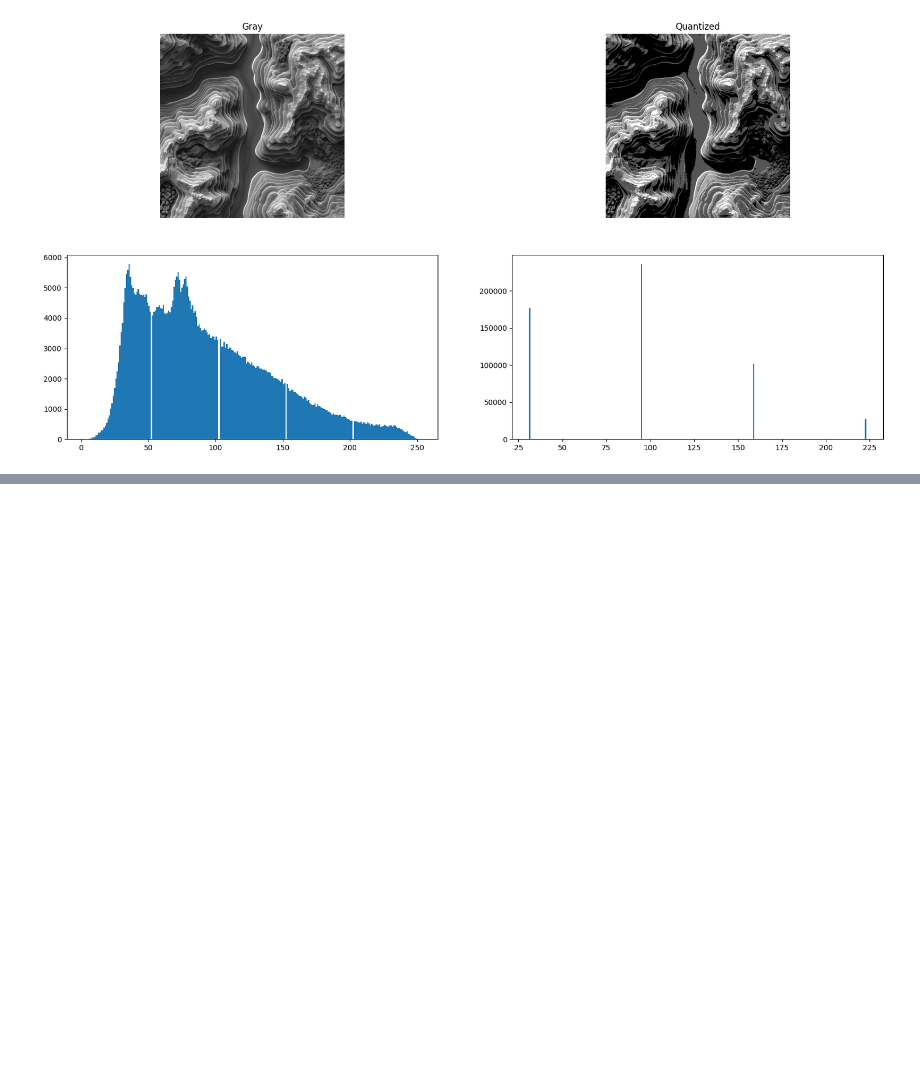
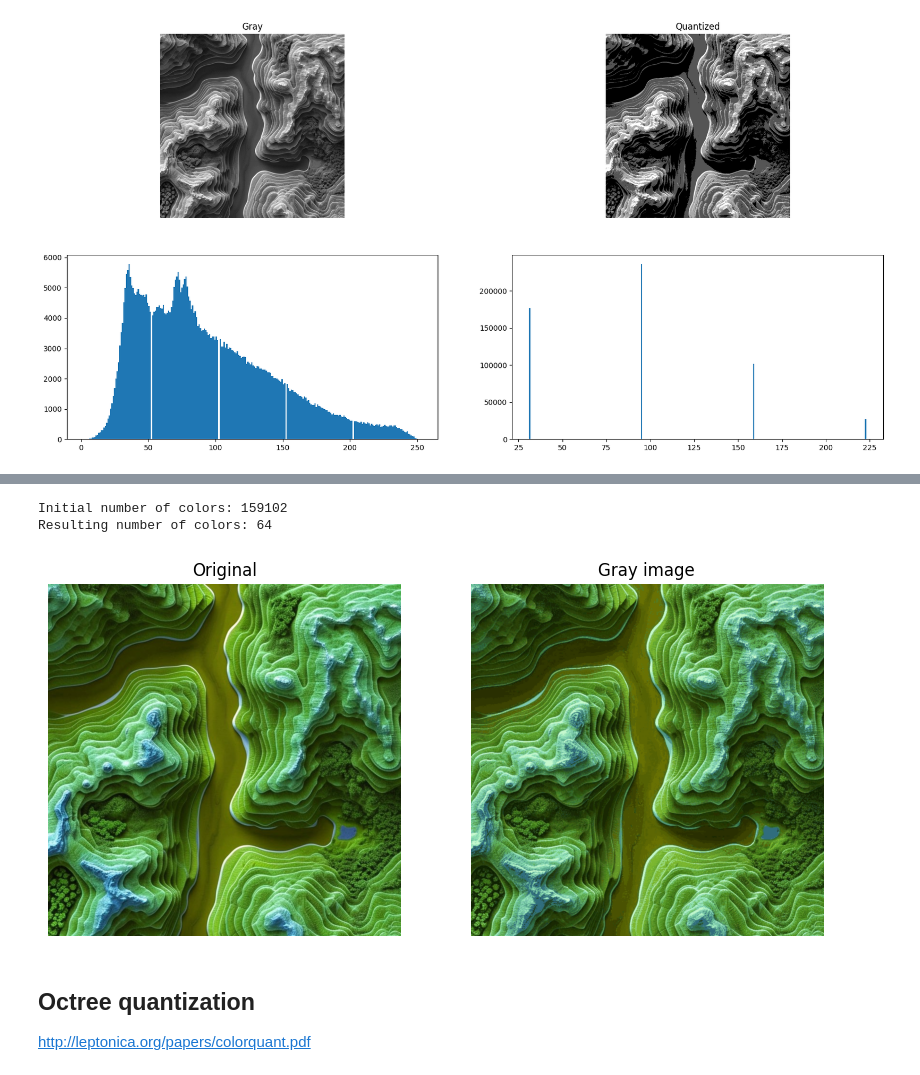
Before and after one commit to JavaConterry/Image-Quantization, a Jupyter notebook: Worksheet.ipynb, the cells around one changed output, grey strips where cells are left out. Drawn from its saved outputs; the diff is of its cells as text; code cells hidden in the pictures; blank space fills up the shorter version.

```diff
--- a/Worksheet.ipynb
+++ b/Worksheet.ipynb
@@ -85,0 +139,38 @@ https://web.archive.org/web/20190202154003/http://www.leptonica.com/papers/media
+# %%
+image = cv2.imread('images/hills.jpeg')
+
+# list of pixels with their positions in image
+flattened_img_array = []
+for row_index, rows in enumerate(image):
+    for color_index, color in enumerate(rows):
+        flattened_img_array.append([color[0],color[1],color[2], row_index, color_index])
+# print('len',len(flattened_img_array))
+
+
+plt.figure(figsize=(10,5))
+
+plt.subplot(1,2,1)
+plt.imshow(image, cmap='gray')
+plt.title('Original')
+plt.axis('off')
+
+print('Initial number of colors:', np.unique(image.reshape(-1, image.shape[-1]), axis=0).shape[0])
+
+flattened_img_array = np.array(flattened_img_array)
+split_into_buckets(image, flattened_img_array, 6)
+
+plt.subplot(1,2,2)
+plt.imshow(image, cmap='gray')
+plt.title('Gray image')
+plt.axis('off')
+
+# print(np.unique(image.reshape(-1, image.shape[-1]), axis=0))
+print('Resulting number of colors:', np.unique(image.reshape(-1, image.shape[-1]), axis=0).shape[0])
+# %% [output]
+Initial number of colors: 159102
+Resulting number of colors: 64
+[figure, added]
+# %% [markdown]
+## Octree quantization
+
+http://leptonica.org/papers/colorquant.pdf
```
Also changed, not shown: parts of 7 cells of this notebook, 3 other files.
